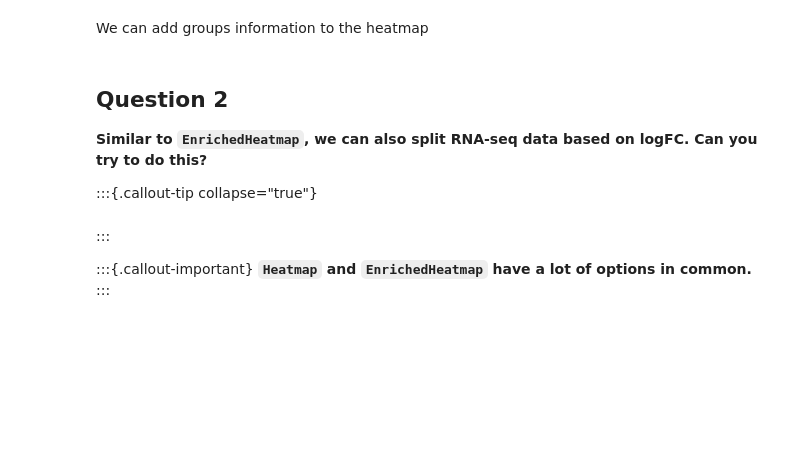
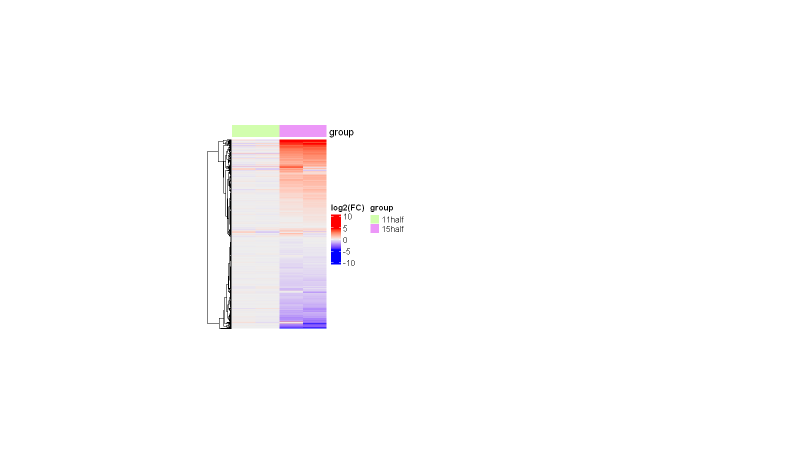
Before and after one commit to sbwiecko/biology-informed-multiomics-training, a Jupyter notebook: notebooks/03-chip_rna_visualization.ipynb, the cells around one changed output. Cells and saved outputs as stored; diff of their text form; code cells hidden in the pictures; blank space fills up the shorter version.

```diff
--- a/notebooks/03-chip_rna_visualization.ipynb
+++ b/notebooks/03-chip_rna_visualization.ipynb
@@ -76,0 +479,11 @@ It is now more clear, which genes are up-regulated and which are down-regulated.
+# %%
+# Extract the data and immediately cast to a true numeric matrix
+log_cpm <- as.matrix(assay(rna, "logCPM"))
+
+# Identify the columns belonging to the E11.5 baseline group
+idx_11half <- grep(
+  pattern = "11half",
+  x = colnames(log_cpm))
+
+# Subtract the E11.5 baseline mean (row-by-row)
+counts_fc <- log_cpm - rowMeans(log_cpm[, idx_11half])
@@ -79,22 +519,22 @@ colData(rna)
-# %% [markdown]
-We can add groups information to the heatmap
 # %%
-Heatmap(matrix = counts,
-        name = "RNA",
-        cluster_columns = FALSE,
-        show_row_names = FALSE,
-        show_column_names = FALSE,
-        top_annotation = HeatmapAnnotation(df = colData(rna)[,2,drop = FALSE]),
-        width = unit(4, "cm"),
-        height = unit(8, "cm"),
-        heatmap_legend_param = list(
-            at = scales::pretty_breaks(n = 3)(range(counts, na.rm = TRUE)),
-            title = "RNA"
-        )
+set.seed(100)  # Forces R to always pick the exact same "random" colors
+
+Heatmap(
+  matrix = counts_fc,
+  # name = "log2_FC",
+  cluster_columns = FALSE,
+  show_row_names = FALSE,
+  show_column_names = FALSE,
+  top_annotation = HeatmapAnnotation(
+    df = colData(rna)[ , 'group', drop = FALSE]
+  ),
+  width = unit(4, "cm"),
+  height = unit(8, "cm"),
+  heatmap_legend_param = list(
+    at = scales::pretty_breaks(n = 3)(
+      range(counts_fc, na.rm = TRUE)),
+    title = "log2(FC)"  # fancier display name
+  )
 )
+# %% [output]
+[figure, added]
-# %% [markdown]
-## Question 2
-
-**Similar to `EnrichedHeatmap`, we can also split RNA-seq data based on logFC. Can you try to do this?**
-
-:::{.callout-tip collapse="true"}
@@ -121,6 +540,0 @@ Heatmap(matrix = counts,
-# %% [markdown]
-:::
-
-:::{.callout-important}
-**`Heatmap` and `EnrichedHeatmap` have a lot of options in common.**
-:::
```
Also changed, not shown: parts of 60 cells of this notebook, 2 other files.
